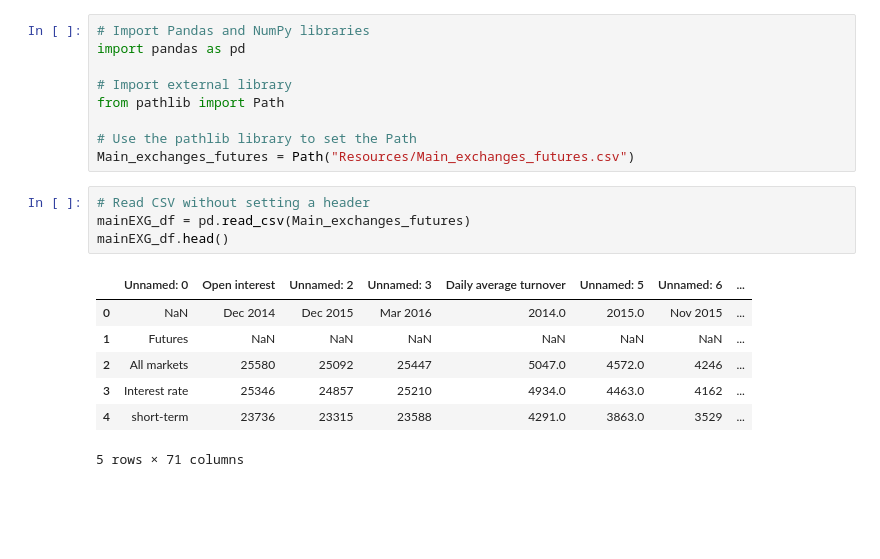
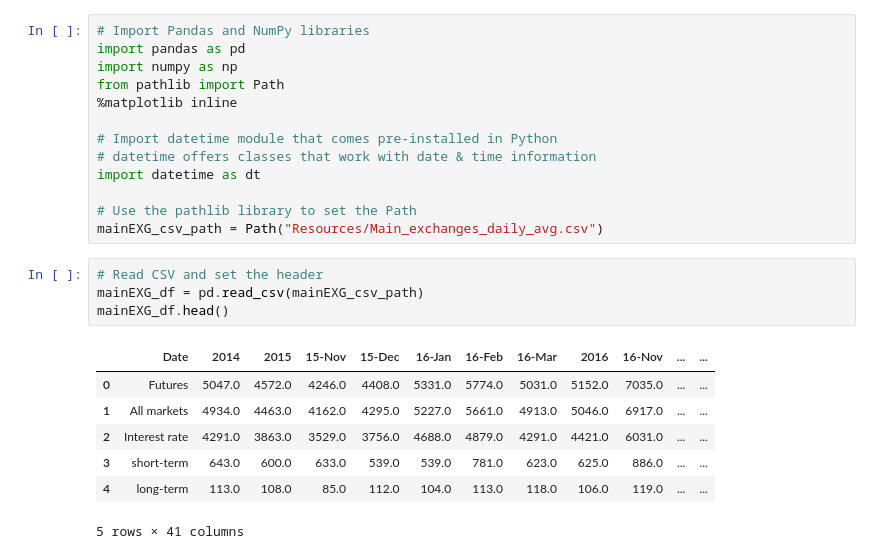
Before and after one commit to 0xdavidordonez/Project_1, a Jupyter notebook: data_cleaning.ipynb, the cells around one changed output. Cells and saved outputs as stored; diff of their text form; blank space fills up the shorter version.

```diff
--- a/data_cleaning.ipynb
+++ b/data_cleaning.ipynb
@@ -1,21 +1,25 @@
 # %%
 # Import Pandas and NumPy libraries
 import pandas as pd
+import numpy as np
+from pathlib import Path
+%matplotlib inline
 
-# Import external library
-from pathlib import Path
+# Import datetime module that comes pre-installed in Python
+# datetime offers classes that work with date & time information
+import datetime as dt
 
 # Use the pathlib library to set the Path
-Main_exchanges_futures = Path("Resources/Main_exchanges_futures.csv")
+mainEXG_csv_path = Path("Resources/Main_exchanges_daily_avg.csv")
 # %%
-# Read CSV without setting a header
-mainEXG_df = pd.read_csv(Main_exchanges_futures)
+# Read CSV and set the header
+mainEXG_df = pd.read_csv(mainEXG_csv_path)
 mainEXG_df.head()
 # %% [output]
-|  | Unnamed: 0 | Open interest | Unnamed: 2 | Unnamed: 3 | Daily average turnover | Unnamed: 5 | Unnamed: 6 | ... |
-| 0 | NaN | Dec 2014 | Dec 2015 | Mar 2016 | 2014.0 | 2015.0 | Nov 2015 | ... |
-| 1 | Futures | NaN | NaN | NaN | NaN | NaN | NaN | ... |
-| 2 | All markets | 25580 | 25092 | 25447 | 5047.0 | 4572.0 | 4246 | ... |
-| 3 | Interest rate | 25346 | 24857 | 25210 | 4934.0 | 4463.0 | 4162 | ... |
-| 4 | short-term | 23736 | 23315 | 23588 | 4291.0 | 3863.0 | 3529 | ... |
+|  | Date | 2014 | 2015 | 15-Nov | 15-Dec | 16-Jan | 16-Feb | 16-Mar | 2016 | 16-Nov | ... | ... |
+| 0 | Futures | 5047.0 | 4572.0 | 4246.0 | 4408.0 | 5331.0 | 5774.0 | 5031.0 | 5152.0 | 7035.0 | ... | ... |
+| 1 | All markets | 4934.0 | 4463.0 | 4162.0 | 4295.0 | 5227.0 | 5661.0 | 4913.0 | 5046.0 | 6917.0 | ... | ... |
+| 2 | Interest rate | 4291.0 | 3863.0 | 3529.0 | 3756.0 | 4688.0 | 4879.0 | 4291.0 | 4421.0 | 6031.0 | ... | ... |
+| 3 | short-term | 643.0 | 600.0 | 633.0 | 539.0 | 539.0 | 781.0 | 623.0 | 625.0 | 886.0 | ... | ... |
+| 4 | long-term | 113.0 | 108.0 | 85.0 | 112.0 | 104.0 | 113.0 | 118.0 | 106.0 | 119.0 | ... | ... |
-5 rows × 71 columns
+5 rows × 41 columns
```
Also changed, not shown: parts of 14 cells of this notebook, 3 other files.
